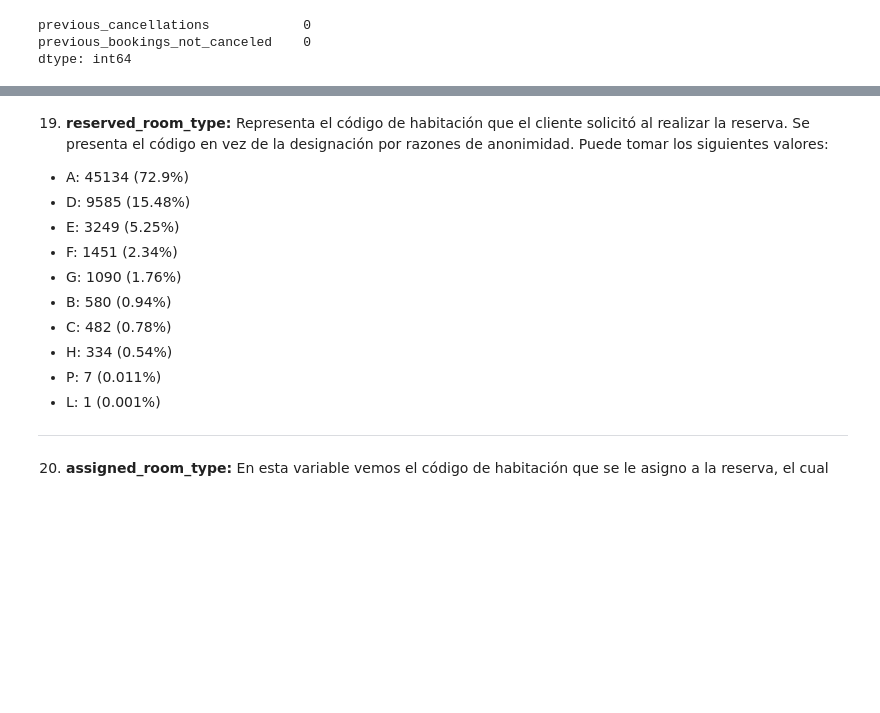
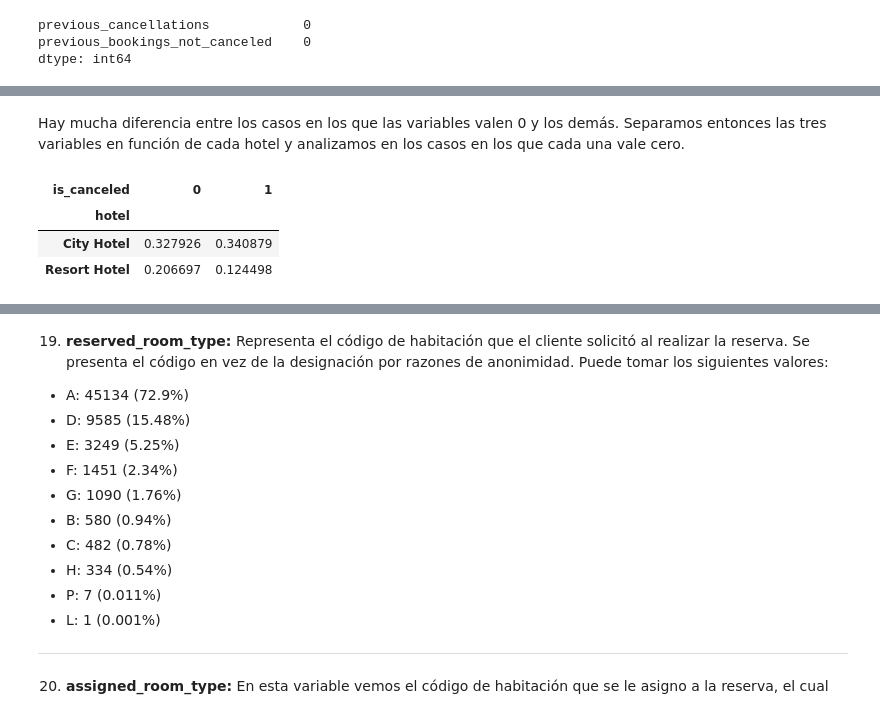
Before and after one commit to LuchoLorenzo1/7506R-1C2023-GRUPO19, a Jupyter notebook: checkpoint1/7506R_TP1_GRUPO19_CH1_ENTREGA.ipynb, the cells around one changed output, grey strips where cells are left out. Cells and saved outputs as stored; diff of their text form; code cells hidden in the pictures; blank space fills up the shorter version.

```diff
--- a/checkpoint1/7506R_TP1_GRUPO19_CH1_ENTREGA.ipynb
+++ b/checkpoint1/7506R_TP1_GRUPO19_CH1_ENTREGA.ipynb
@@ -538,0 +564,9 @@ pd.crosstab(a, df['is_canceled']).plot(kind='bar', xlabel='Reservas totales', yl
+# %% [markdown]
+Hay mucha diferencia entre los casos en los que las variables valen 0 y los demás. Separamos entonces las tres variables en función de cada hotel y analizamos en los casos en los que cada una vale cero.
+# %%
+pd.crosstab(df[df['previous_cancellations'] == 0]['hotel'], df['is_canceled'], normalize=True)
+# %% [output]
+| is_canceled | 0 | 1 |
+| hotel |  |  |
+| City Hotel | 0.327926 | 0.340879 |
+| Resort Hotel | 0.206697 | 0.124498 |
```
Also changed, not shown: parts of 17 cells of this notebook.
